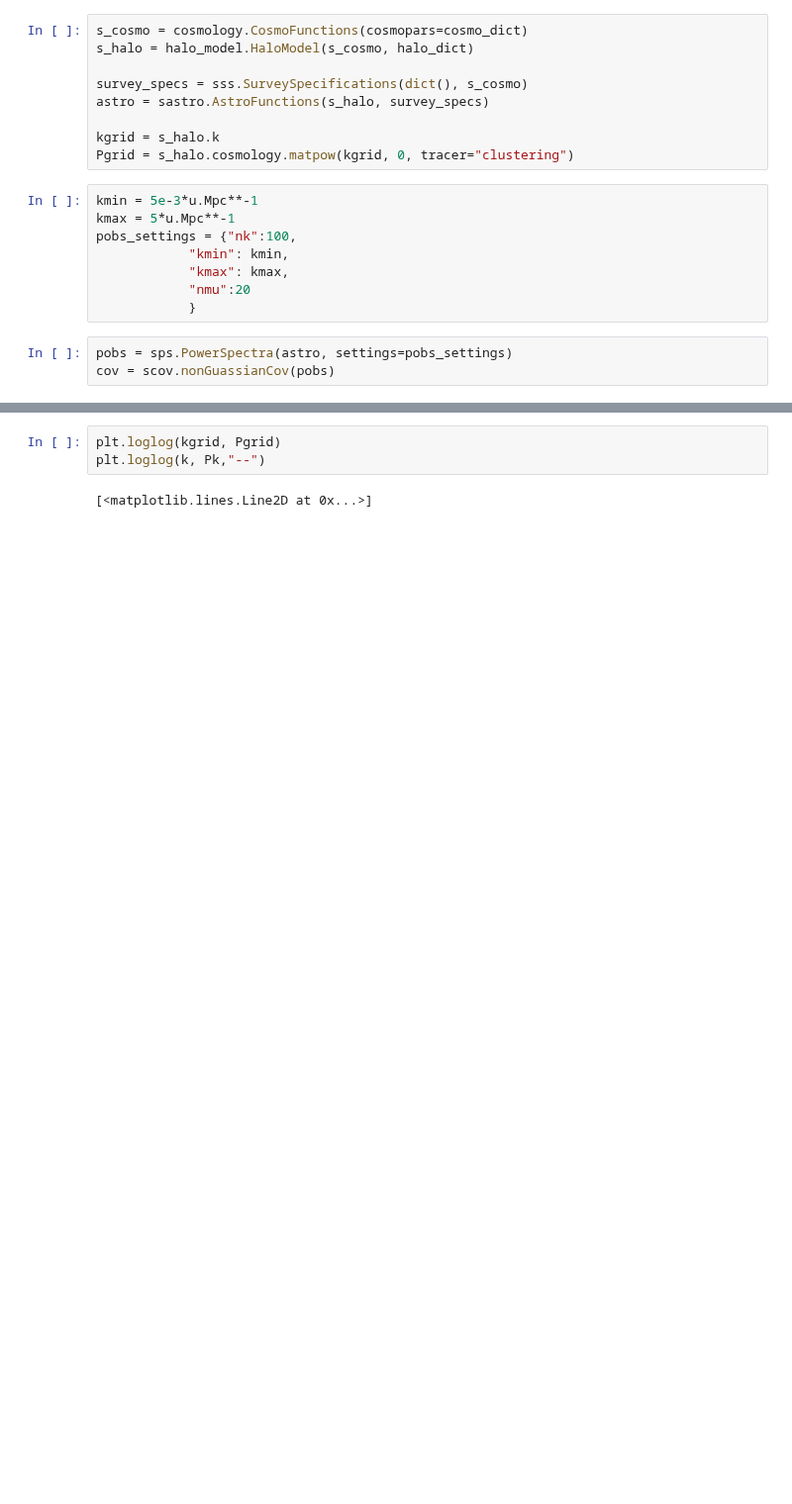
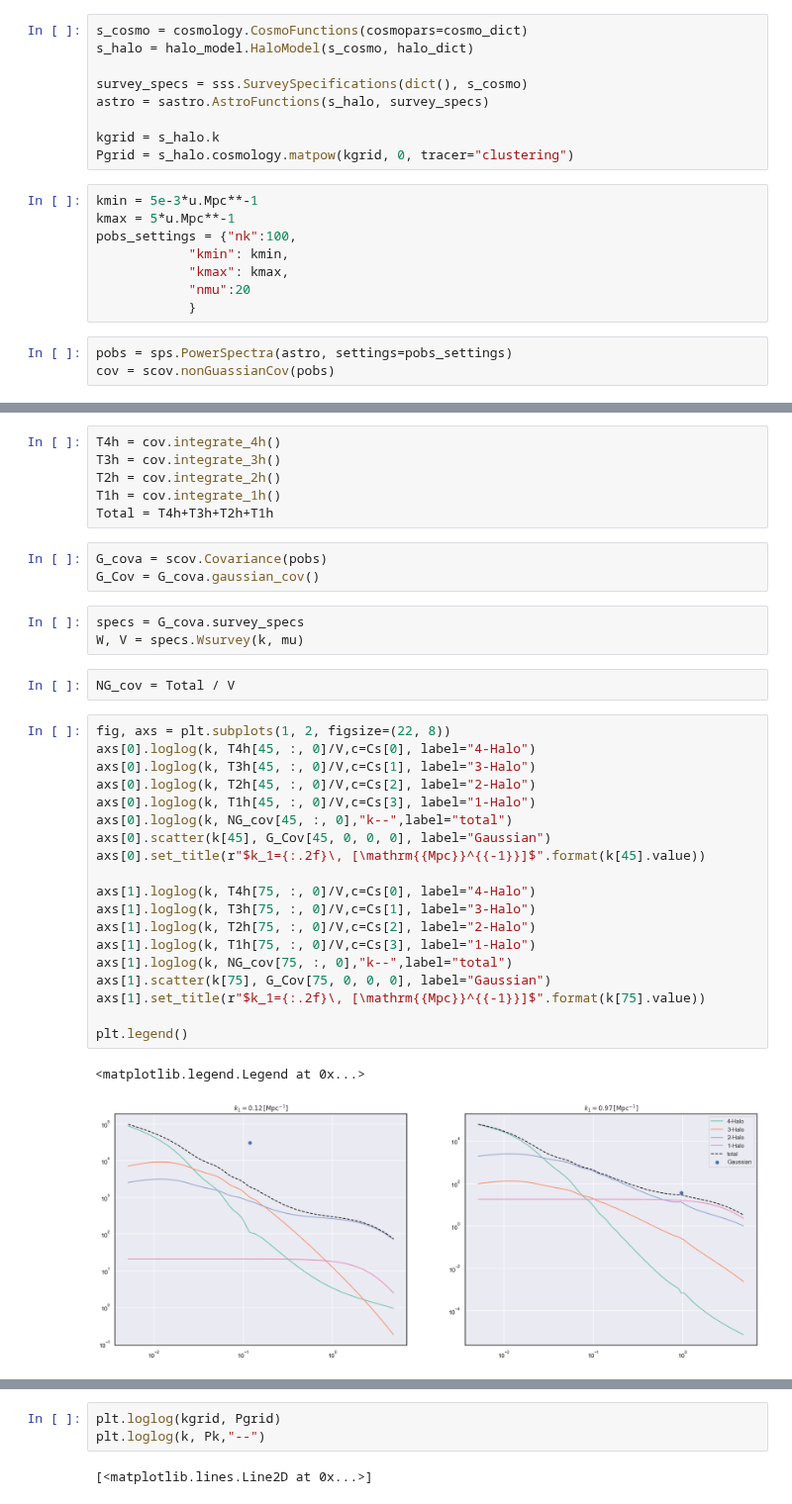
Before and after one commit to Sefa76/SSLimPy, a Jupyter notebook: notebooks/Trispectrum_RS.ipynb, the cells around one changed output, grey strips where cells are left out. Shown at 99% size. Saved outputs shown, nothing was run; the diff lists cells and outputs as text; blank space fills up the shorter version.

```diff
--- a/notebooks/Trispectrum_RS.ipynb
+++ b/notebooks/Trispectrum_RS.ipynb
@@ -137,0 +144,36 @@ Pk = pobs.cosmology.matpow(k, z, nonlinear=False, tracer="clustering")
+# %%
+T4h = cov.integrate_4h()
+T3h = cov.integrate_3h()
+T2h = cov.integrate_2h()
+T1h = cov.integrate_1h()
+Total = T4h+T3h+T2h+T1h
+# %%
+G_cova = scov.Covariance(pobs)
+G_Cov = G_cova.gaussian_cov()
+# %%
+specs = G_cova.survey_specs
+W, V = specs.Wsurvey(k, mu)
+# %%
+NG_cov = Total / V
+# %%
+fig, axs = plt.subplots(1, 2, figsize=(22, 8))
+axs[0].loglog(k, T4h[45, :, 0]/V,c=Cs[0], label="4-Halo")
+axs[0].loglog(k, T3h[45, :, 0]/V,c=Cs[1], label="3-Halo")
+axs[0].loglog(k, T2h[45, :, 0]/V,c=Cs[2], label="2-Halo")
+axs[0].loglog(k, T1h[45, :, 0]/V,c=Cs[3], label="1-Halo")
+axs[0].loglog(k, NG_cov[45, :, 0],"k--",label="total")
+axs[0].scatter(k[45], G_Cov[45, 0, 0, 0], label="Gaussian")
+axs[0].set_title(r"$k_1={:.2f}\, [\mathrm{{Mpc}}^{{-1}}]$".format(k[45].value))
+
+axs[1].loglog(k, T4h[75, :, 0]/V,c=Cs[0], label="4-Halo")
+axs[1].loglog(k, T3h[75, :, 0]/V,c=Cs[1], label="3-Halo")
+axs[1].loglog(k, T2h[75, :, 0]/V,c=Cs[2], label="2-Halo")
+axs[1].loglog(k, T1h[75, :, 0]/V,c=Cs[3], label="1-Halo")
+axs[1].loglog(k, NG_cov[75, :, 0],"k--",label="total")
+axs[1].scatter(k[75], G_Cov[75, 0, 0, 0], label="Gaussian")
+axs[1].set_title(r"$k_1={:.2f}\, [\mathrm{{Mpc}}^{{-1}}]$".format(k[75].value))
+
+plt.legend()
+# %% [output]
+<matplotlib.legend.Legend at 0x...>
+[figure, added]
```
Also changed, not shown: parts of 11 cells of this notebook, 3 other files.
